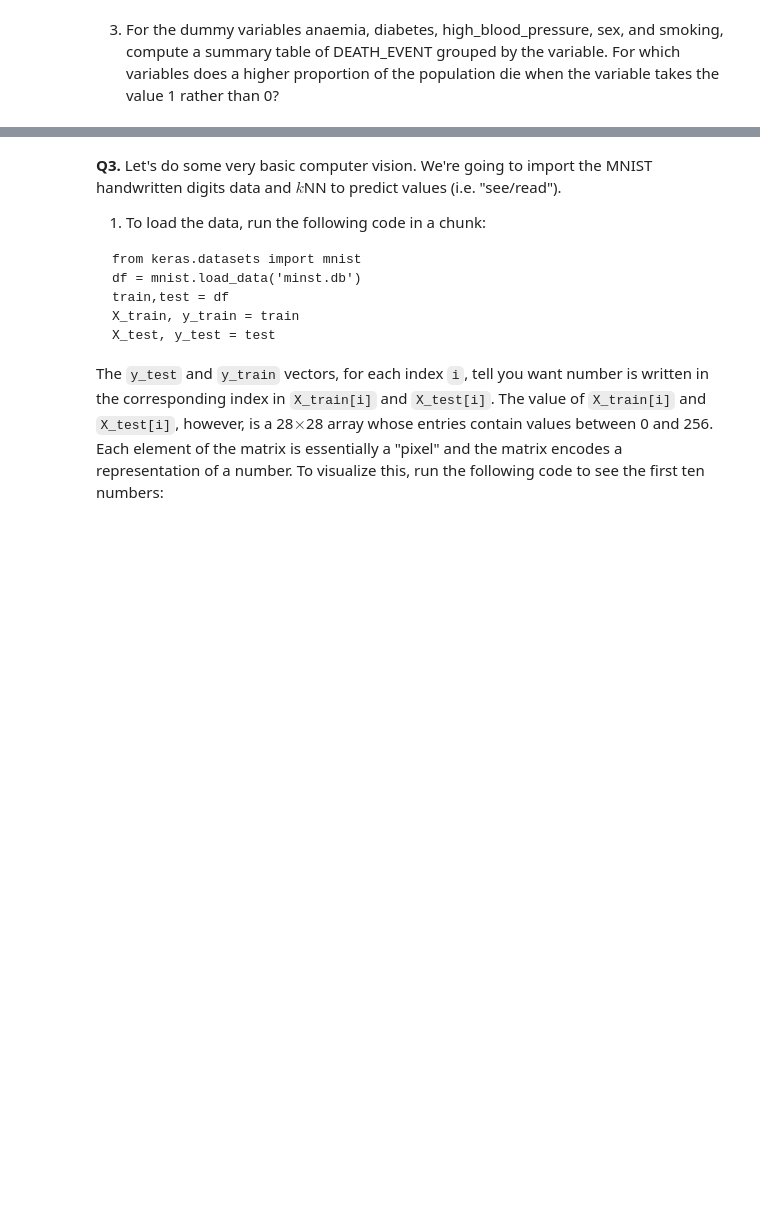
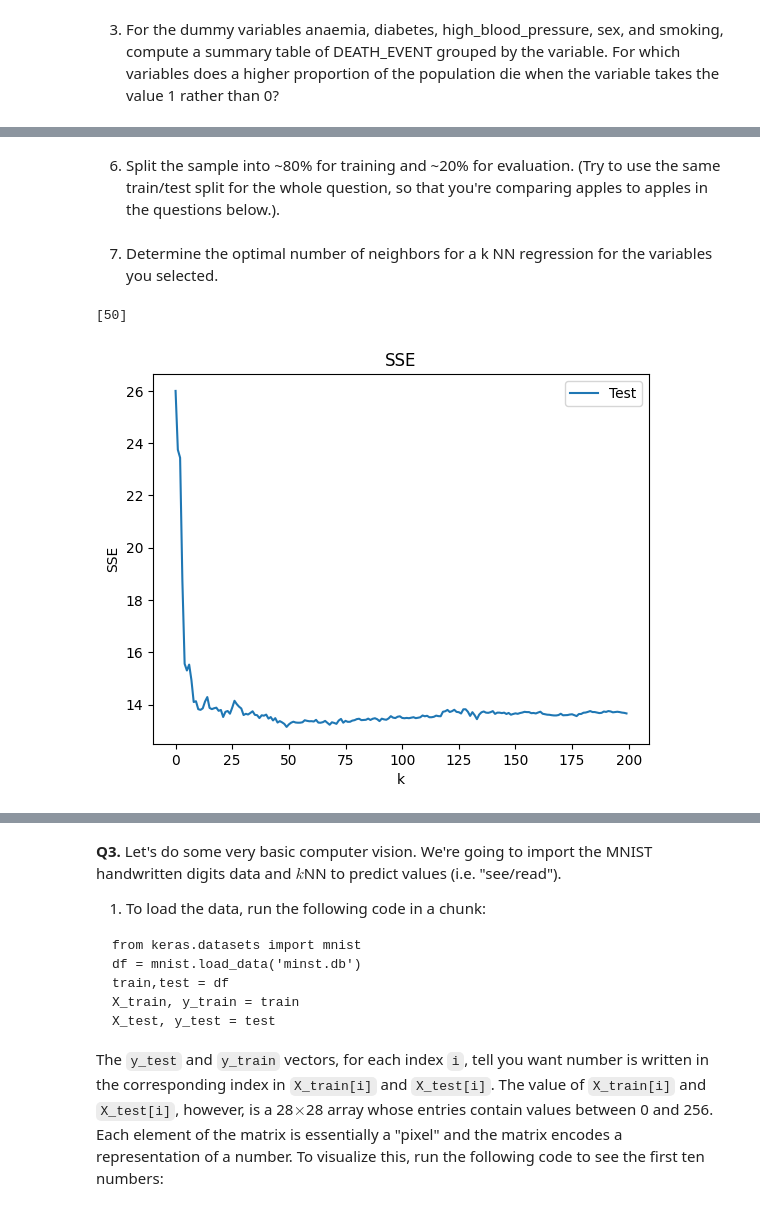
Before and after one commit to ashleyr05/knn, a Jupyter notebook: assignment_knn.ipynb, the cells around one changed output, grey strips where cells are left out. Saved outputs shown, nothing was run; the diff lists cells and outputs as text; code cells hidden in the pictures; blank space fills up the shorter version.

```diff
--- a/assignment_knn.ipynb
+++ b/assignment_knn.ipynb
@@ -235,0 +226,3 @@ smoking
+# %%
+X = hdf.loc[:,['high_blood_pressure','anaemia']] # Create feature matrix with the chosen variables
+y = hdf['DEATH_EVENT'] # Create target variable vector with the DEATH_EVENT variable
@@ -235,0 +231,42 @@ smoking
+# %%
+# Maxmin normalization function:
+def maxmin(z):
+    z = (z-min(z))/(max(z)-min(z))
+    return(z)
+
+# Apply maxmin to X
+X = X.apply(maxmin)
+# %% [markdown]
+6. Split the sample into ~80% for training and ~20% for evaluation. (Try to use the same train/test split for the whole question, so that you're comparing apples to apples in the questions below.).
+# %%
+# Split the sample:
+X_train, X_test, y_train, y_test = train_test_split(X,y,test_size=.2,random_state=100) # Split the sample 80 train/ 20 test
+# %% [markdown]
+7. Determine the optimal number of neighbors for a  k NN regression for the variables you selected.
+# %%
+k_bar = 200
+k_grid = np.arange(1,k_bar)
+SSE = np.zeros(k_bar)
+
+for k in range(k_bar):
+    model = KNeighborsRegressor(n_neighbors=k+1) # Create a sk model for k
+    fitted_model = model.fit(X_train,y_train) # Train the model on our data
+    y_hat = fitted_model.predict(X_test) # Predict values for test set
+    SSE[k] = np.sum( (y_test-y_hat)**2 ) # Save the computed SSE for test set
+    y_hat = fitted_model.predict(X_train) # Predict values for training set
+
+SSE_min = np.min(SSE) # Lowest recorded SSE
+min_index = np.where(SSE==SSE_min) # Find the indices of y that equal the minimum
+k_star = min_index[0]+1 # Find the optimal value of k; why index+1?
+print(k_star)
+# %% [output]
+[50]
+# %%
+plt.plot(np.arange(0,k_bar),SSE,label='Test') # Plot SSE by k
+plt.xlabel("k")
+plt.ylabel("SSE")
+plt.legend(loc='upper right')
+plt.title('SSE')
+plt.show()
+# %% [output]
+[figure, added]
```
Also changed, not shown: parts of 15 cells of this notebook.
